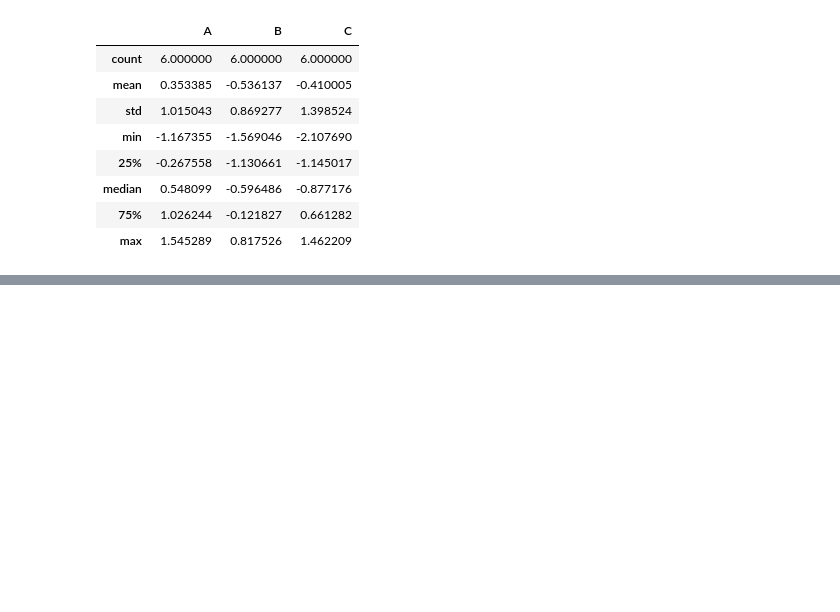
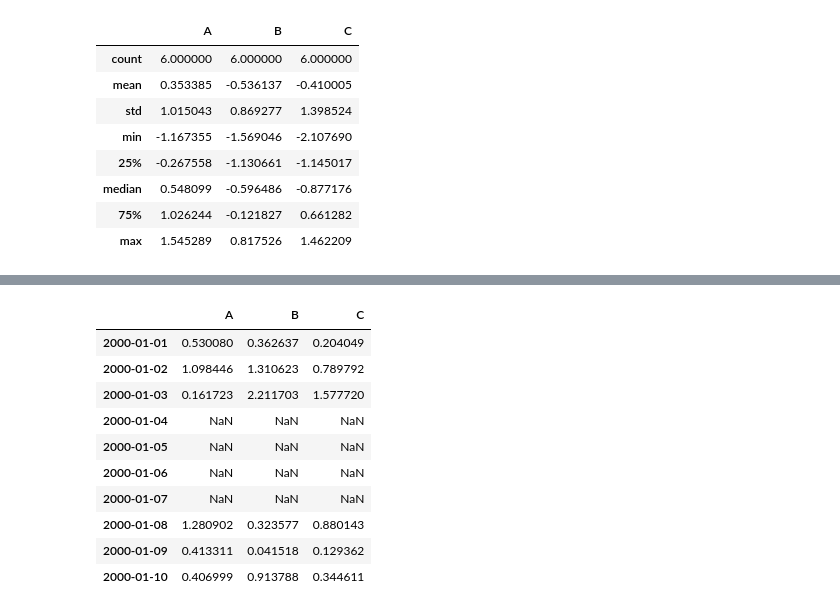
Before and after one commit to sushtend/100-days-of-ml-code, a Jupyter notebook: code/ml/pandas/Essential basic functionality.ipynb, the cells around one changed output, grey strips where cells are left out. Cells and saved outputs as stored; diff of their text form; code cells hidden in the pictures; blank space fills up the shorter version.

```diff
--- a/code/ml/pandas/Essential basic functionality.ipynb
+++ b/code/ml/pandas/Essential basic functionality.ipynb
@@ -944,0 +991,14 @@ tsdf.agg(['count', 'mean', 'std', 'min', q_25, 'median', q_75, 'max'])
+# %%
+tsdf.transform(np.abs)
+# %% [output]
+|  | A | B | C |
+| 2000-01-01 | 0.530080 | 0.362637 | 0.204049 |
+| 2000-01-02 | 1.098446 | 1.310623 | 0.789792 |
+| 2000-01-03 | 0.161723 | 2.211703 | 1.577720 |
+| 2000-01-04 | NaN | NaN | NaN |
+| 2000-01-05 | NaN | NaN | NaN |
+| 2000-01-06 | NaN | NaN | NaN |
+| 2000-01-07 | NaN | NaN | NaN |
+| 2000-01-08 | 1.280902 | 0.323577 | 0.880143 |
+| 2000-01-09 | 0.413311 | 0.041518 | 0.129362 |
+| 2000-01-10 | 0.406999 | 0.913788 | 0.344611 |
```
Also changed, not shown: parts of 53 cells of this notebook.
